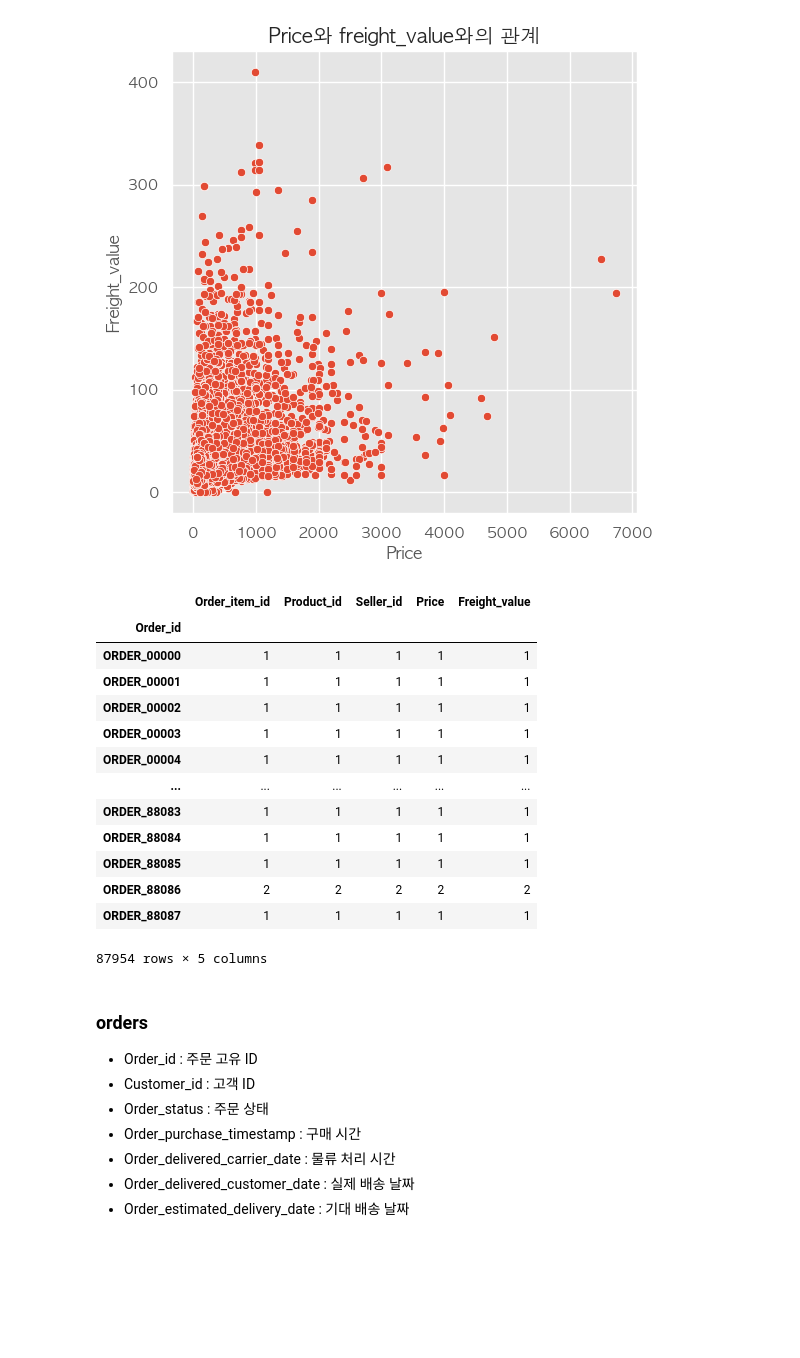
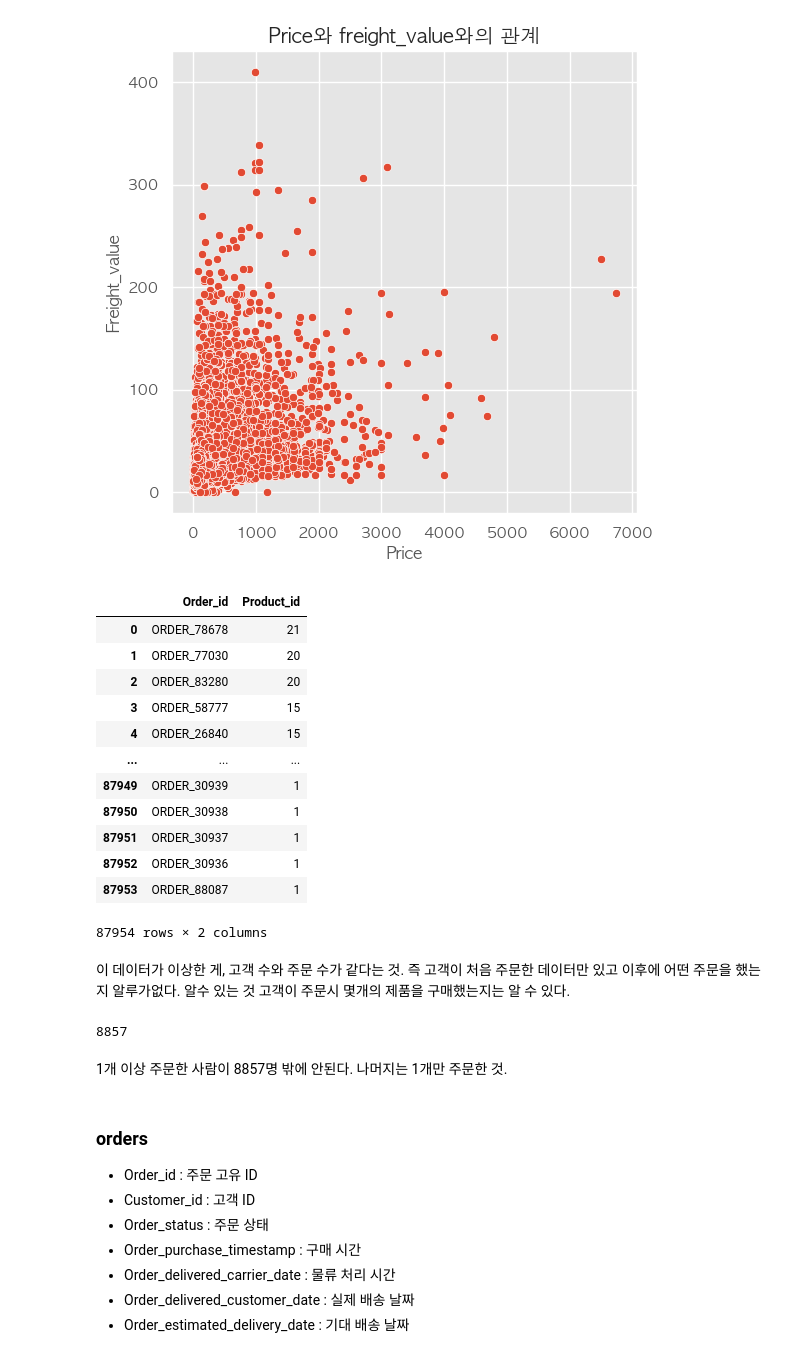
Before and after one commit to jiin124/KPI_Dacon_2024, a Jupyter notebook: basic_anal.ipynb, the cells around one changed output. Saved outputs shown, nothing was run; the diff lists cells and outputs as text; code cells hidden in the pictures; blank space fills up the shorter version.

```diff
--- a/basic_anal.ipynb
+++ b/basic_anal.ipynb
@@ -246,23 +265,31 @@ sns.scatterplot(data=order_items,x='Price',y='Freight_value')
 # %% [output]
 <Axes: title={'center': 'Price와 freight_value와의 관계'}, xlabel='Price', ylabel='Freight_value'>
 [figure]
-# %%
-order_items.groupby('Order_id').count()
-# %% [output]
-|  | Order_item_id | Product_id | Seller_id | Price | Freight_value |
-| Order_id |  |  |  |  |  |
-| ORDER_00000 | 1 | 1 | 1 | 1 | 1 |
-| ORDER_00001 | 1 | 1 | 1 | 1 | 1 |
-| ORDER_00002 | 1 | 1 | 1 | 1 | 1 |
-| ORDER_00003 | 1 | 1 | 1 | 1 | 1 |
-| ORDER_00004 | 1 | 1 | 1 | 1 | 1 |
-| ... | ... | ... | ... | ... | ... |
-| ORDER_88083 | 1 | 1 | 1 | 1 | 1 |
-| ORDER_88084 | 1 | 1 | 1 | 1 | 1 |
-| ORDER_88085 | 1 | 1 | 1 | 1 | 1 |
-| ORDER_88086 | 2 | 2 | 2 | 2 | 2 |
-| ORDER_88087 | 1 | 1 | 1 | 1 | 1 |
-87954 rows × 5 columns
+# %%
+item_count=order_items.groupby('Order_id').count()['Product_id'].sort_values(ascending=False).reset_index()
+item_count
+# %% [output]
+|  | Order_id | Product_id |
+| 0 | ORDER_78678 | 21 |
+| 1 | ORDER_77030 | 20 |
+| 2 | ORDER_83280 | 20 |
+| 3 | ORDER_58777 | 15 |
+| 4 | ORDER_26840 | 15 |
+| ... | ... | ... |
+| 87949 | ORDER_30939 | 1 |
+| 87950 | ORDER_30938 | 1 |
+| 87951 | ORDER_30937 | 1 |
+| 87952 | ORDER_30936 | 1 |
+| 87953 | ORDER_88087 | 1 |
+87954 rows × 2 columns
+# %% [markdown]
+이 데이터가 이상한 게, 고객 수와 주문 수가 같다는 것. 즉 고객이 처음 주문한 데이터만 있고 이후에 어떤 주문을 했는지 알루가없다. 알수 있는 것 고객이 주문시 몇개의 제품을 구매했는지는 알 수 있다.
+# %%
+sum(item_count['Product_id']>1)
+# %% [output]
+8857
+# %% [markdown]
+1개 이상 주문한 사람이 8857명 밖에 안된다. 나머지는 1개만 주문한 것.
 # %% [markdown]
 ### orders
 
```
Also changed, not shown: parts of 18 cells of this notebook, 6 other files.
